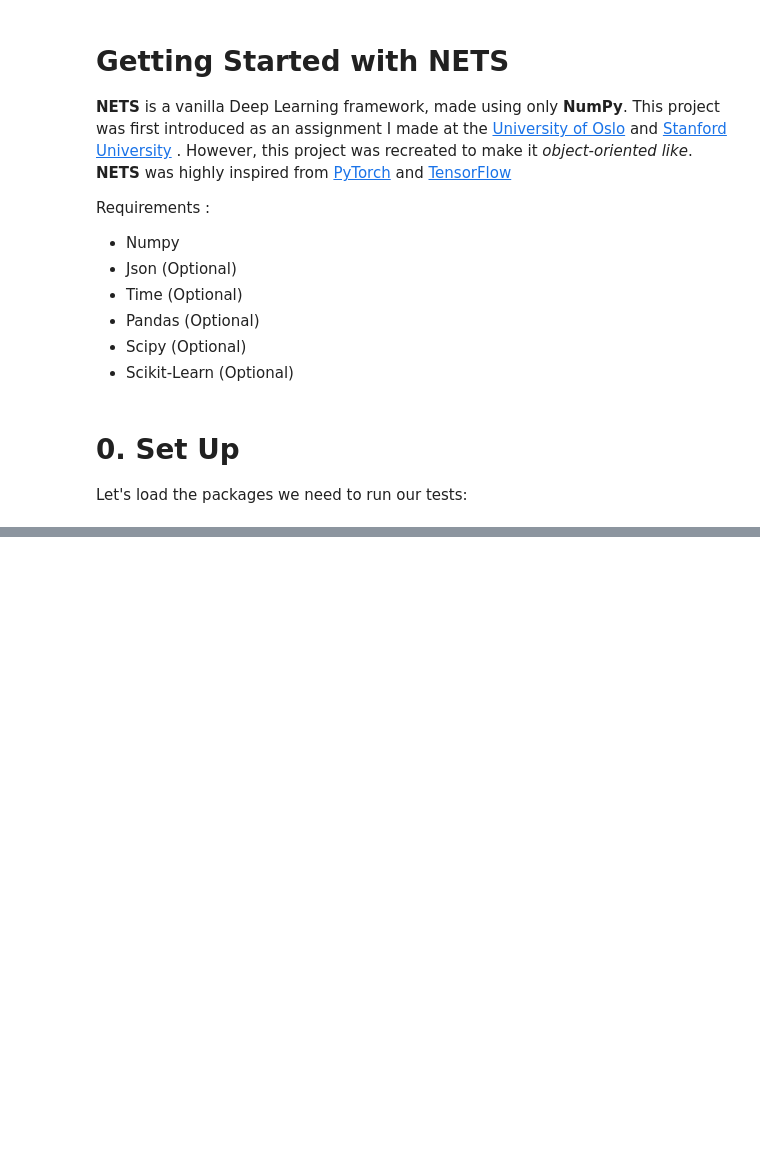
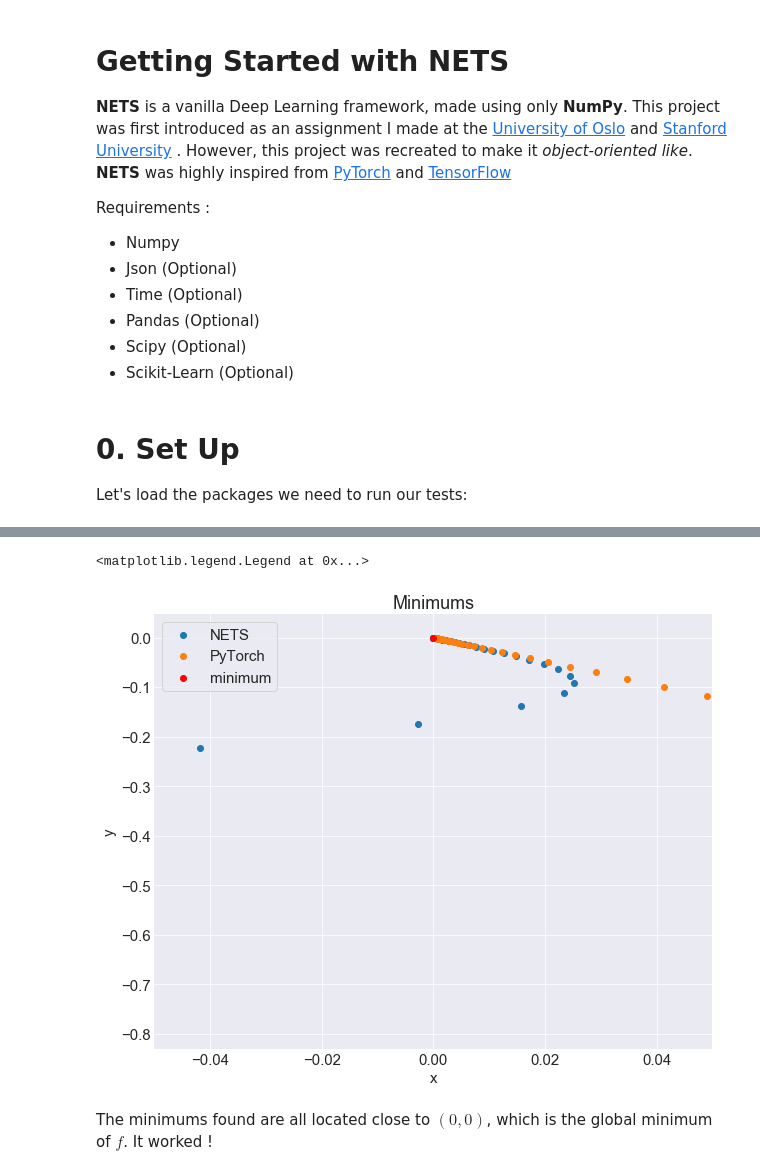
Before and after one commit to arthurdjn/nets, a Jupyter notebook: Getting Started with NETS.ipynb, the cells around one changed output, grey strips where cells are left out. Cells and saved outputs as stored; diff of their text form; code cells hidden in the pictures; blank space fills up the shorter version.

```diff
--- a/Getting Started with NETS.ipynb
+++ b/Getting Started with NETS.ipynb
@@ -234,0 +332,15 @@ t3.depends_on
+# %%
+plt.scatter(x_nets, y_nets, label='NETS')
+plt.scatter(x_torch, y_torch, label='PyTorch')
+plt.scatter(0, 0, color='r', label='minimum')
+plt.title("Minimums")
+plt.xlabel("x")
+plt.ylabel("y")
+plt.xlim(-0.05, 0.05)
+plt.xlim(-0.05, 0.05)
+plt.legend(frameon=True)
+# %% [output]
+<matplotlib.legend.Legend at 0x...>
+[figure, added]
+# %% [markdown]
+The minimums found are all located close to $(0, 0)$, which is the global minimum of $f$. It worked !
```
Also changed, not shown: parts of 67 cells of this notebook, 24 other files.
